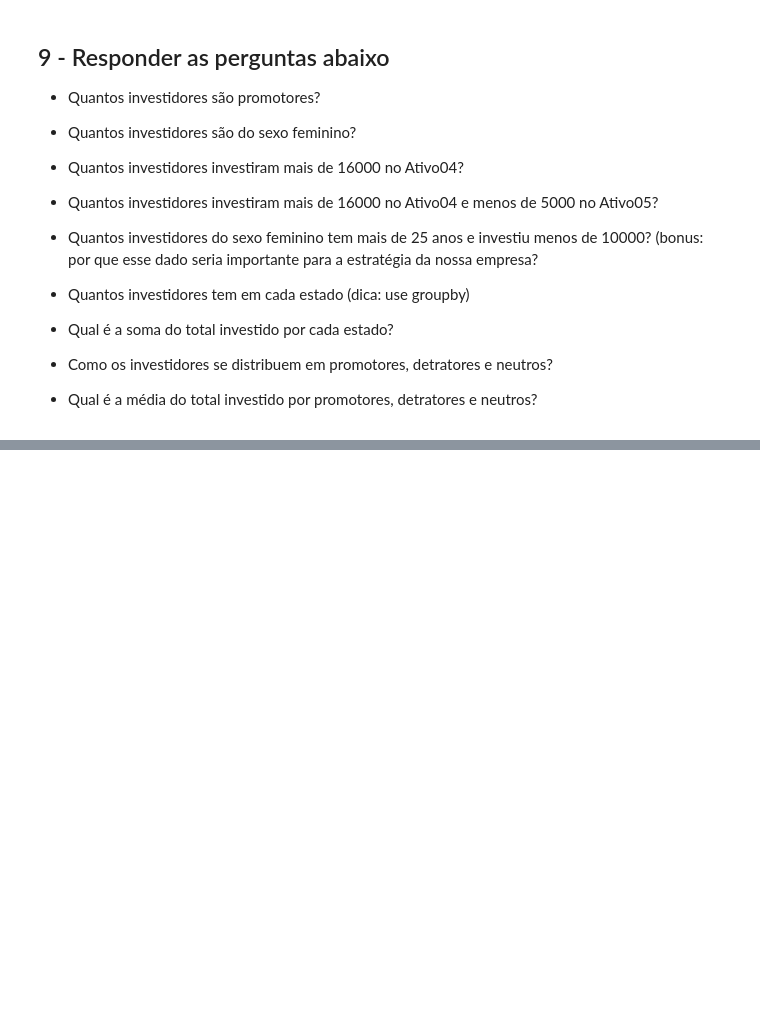
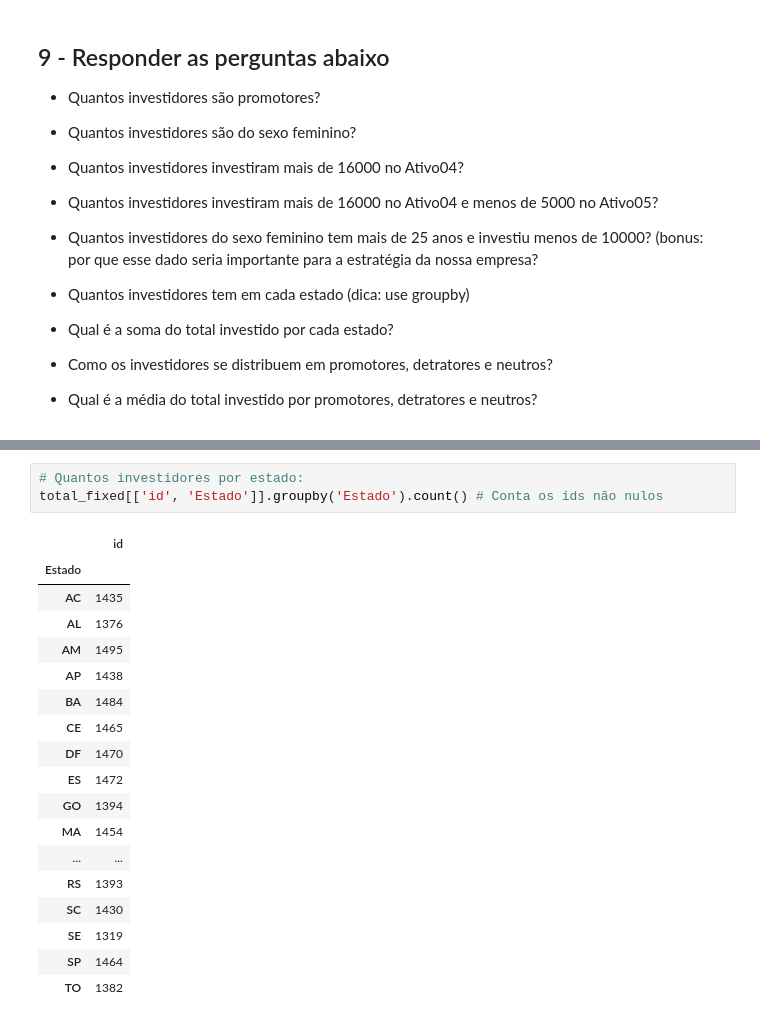
Before and after one commit to lvoltolini/970-lm-mod-III, a Jupyter notebook: Projeto Final/Proj_1_pandas_notebook.ipynb, the cells around one changed output, grey strips where cells are left out. Saved outputs shown, nothing was run; the diff lists cells and outputs as text; blank space fills up the shorter version.

```diff
--- a/Projeto Final/Proj_1_pandas_notebook.ipynb
+++ b/Projeto Final/Proj_1_pandas_notebook.ipynb
@@ -520,0 +667,22 @@ Length: 38754, dtype: float64
+# %%
+# Quantos investidores por estado:
+total_fixed[['id', 'Estado']].groupby('Estado').count() # Conta os ids não nulos
+# %% [output]
+|  | id |
+| Estado |  |
+| AC | 1435 |
+| AL | 1376 |
+| AM | 1495 |
+| AP | 1438 |
+| BA | 1484 |
+| CE | 1465 |
+| DF | 1470 |
+| ES | 1472 |
+| GO | 1394 |
+| MA | 1454 |
+| ... | ... |
+| RS | 1393 |
+| SC | 1430 |
+| SE | 1319 |
+| SP | 1464 |
+| TO | 1382 |
```
Also changed, not shown: parts of 19 cells of this notebook, 1 other file.
